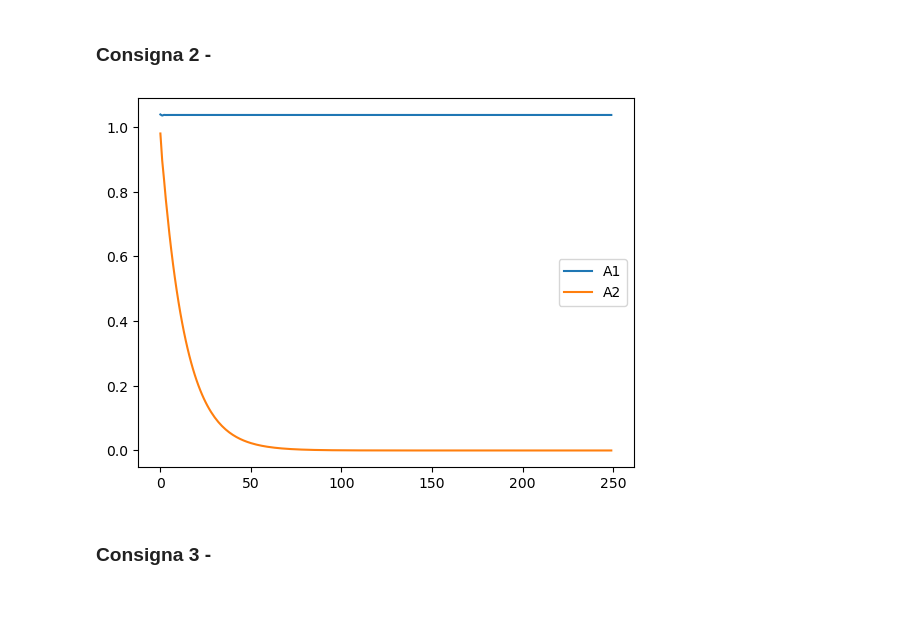
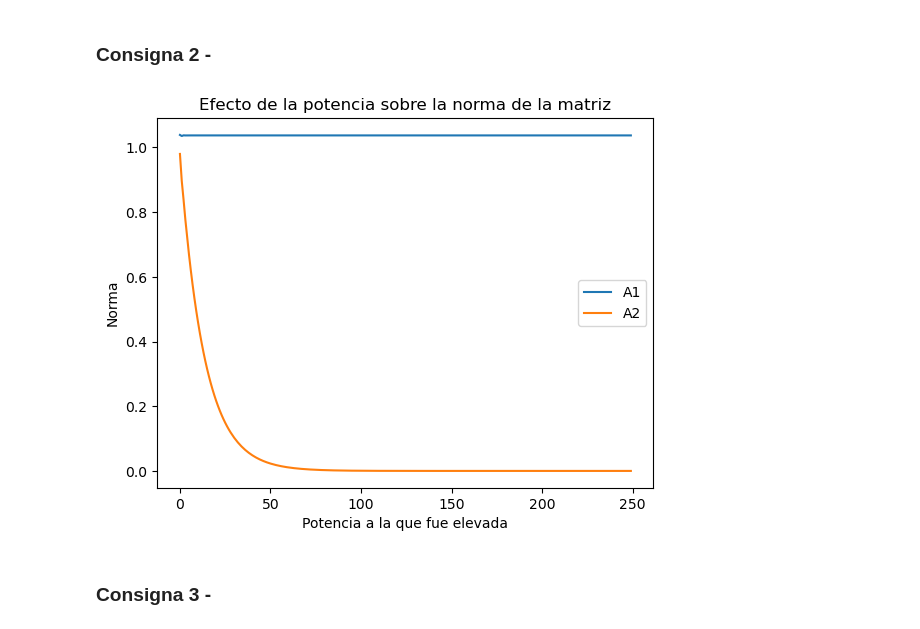
Before and after one commit to MatildaBartoli/TP2-ALC-2024, a Jupyter notebook: grupo_20_TP2.ipynb, the cells around one changed output. Drawn from its saved outputs; the diff is of its cells as text; code cells hidden in the pictures; blank space fills up the shorter version.

```diff
--- a/grupo_20_TP2.ipynb
+++ b/grupo_20_TP2.ipynb
@@ -40,37 +40,39 @@ A1 = np.array([[0.186, 0.521, 0.014, 0.32,  0.134],
               [0.098, 0.12,  0.311, 0.302, 0.208],
               [0.173, 0.03,  0.133, 0.14,  0.074],
               [0.303, 0.256, 0.323, 0.225, 0.257]])
 
 A2 = np.array([[0.186, 0.521, 0.014, 0.32,  0.134],
                [0.24,  0.073, 0.219, 0.013, 0.327],
                [0.098, 0.12,  0.311, 0.302, 0.208],
                [0.173, 0.03,  0.133, 0.14,  0.074],
                [0.003, 0.256, 0.323, 0.225, 0.257]])
 
 #nótese que la única diferencia entre A1 y A2 es en el elemento A1[0,4]
 
-#ahora calculo los vectores a1 y a2, las normas de las potencias
+#calculo los vectores a1 y a2, las normas de las potencias
 N = 250
 a1, a2 = np.zeros(N), np.zeros(N)
 
 potencia_A1 = A1.copy()
 potencia_A2 = A2.copy()
 
 for i in range(N):
     a1[i] = np.linalg.norm(potencia_A1, ord=2)
     a2[i] = np.linalg.norm(potencia_A2, ord=2)
 
     potencia_A1 = A1 @ potencia_A1
     potencia_A2 = A2 @ potencia_A2
 
-#ahora grafico mis resultados
+#grafico mis resultados
 plt.plot(a1, label="A1")
 plt.plot(a2, label="A2")
 plt.legend()
+plt.xlabel("Potencia a la que fue elevada")
+plt.ylabel("Norma")
+plt.title("Efecto de la potencia sobre la norma de la matriz")
 plt.show()
-#TODO ponerle nombre a los ejes? y otros detalles
 # %% [output]
-[figure, old version]
+[figure, new version]
 # %% [markdown]
 ### Consigna 3 -
 # %%
```
Also changed, not shown: parts of 2 cells of this notebook, 1 other file.
